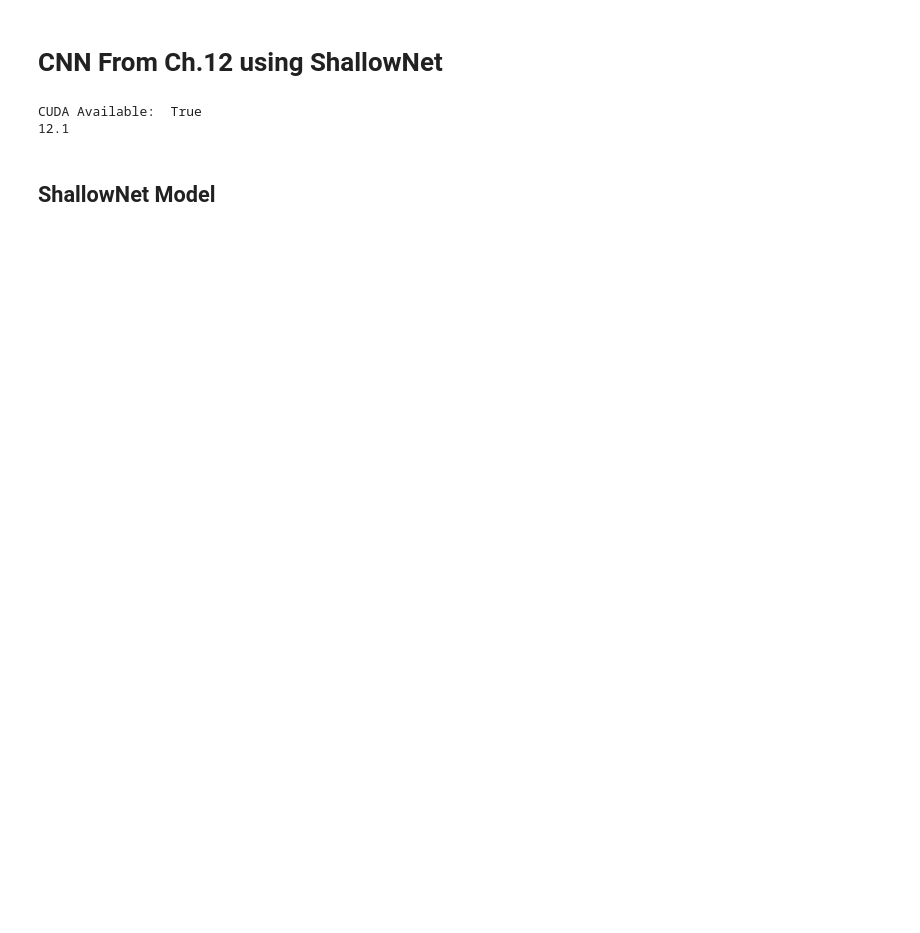
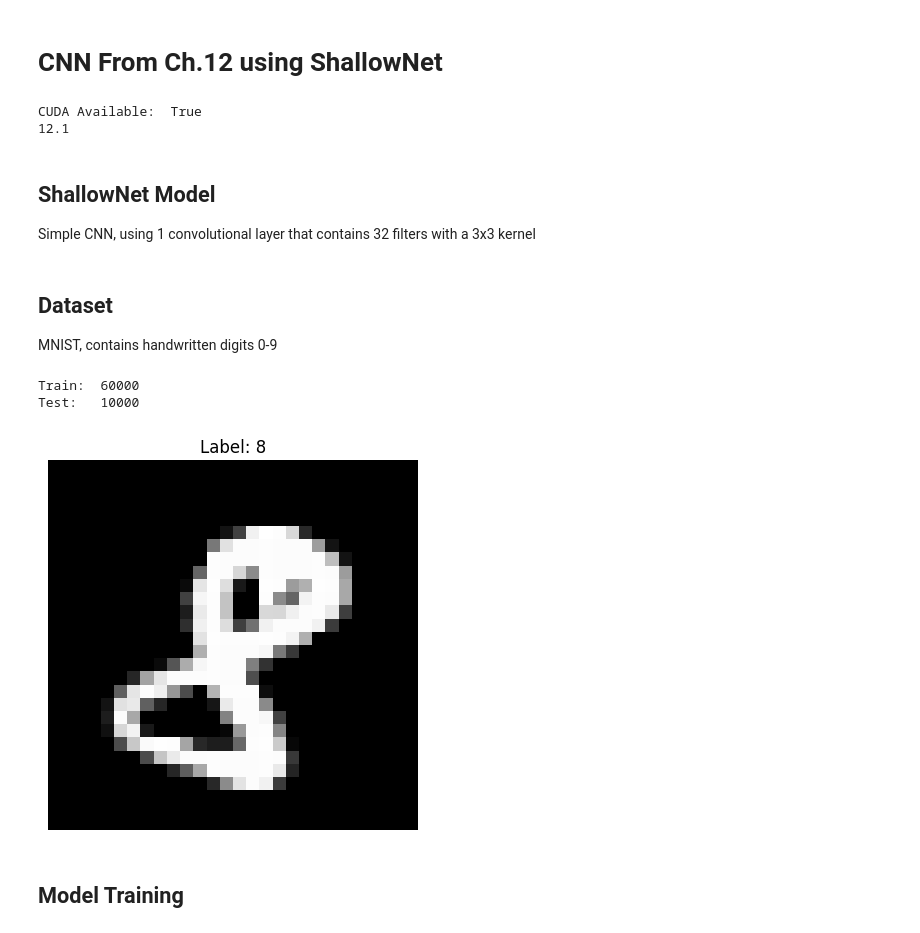
Before and after one commit to tntcastle/First_CNN, a Jupyter notebook: training.ipynb, the cells around one changed output. Saved outputs shown, nothing was run; the diff lists cells and outputs as text; code cells hidden in the pictures; blank space fills up the shorter version.

Commit message:
Working training

```diff
--- a/training.ipynb
+++ b/training.ipynb
@@ -18,6 +18,7 @@ CUDA Available:  True
 12.1
 # %% [markdown]
 ## ShallowNet Model
+Simple CNN, using 1 convolutional layer that contains 32 filters with a 3x3 kernel
 # %%
 # ShallowNet model
 class ShallowNet(nn.Module):
@@ -48,3 +49,32 @@ class ShallowNet(nn.Module):
         x = self.flatten(x)
         x = self.fc(x)
         return x
+# %% [markdown]
+## Dataset
+MNIST, contains handwritten digits 0-9
+# %%
+transform = transforms.Compose([transforms.ToTensor()])
+train_dataset = torchvision.datasets.MNIST(root='./data', train=True, transform=transform, download=True)
+test_dataset = torchvision.datasets.MNIST(root='./data', train=False, transform=transform, download=True)
+
+train_loader = torch.utils.data.DataLoader(train_dataset, batch_size=32, shuffle=True)
+test_loader = torch.utils.data.DataLoader(test_dataset, batch_size=32, shuffle=False)
+
+print("Train: ", len(train_dataset))
+print("Test:  ", len(test_dataset))
+# %% [output]
+Train:  60000
+Test:   10000
+# %%
+# ChatGPT code to display a sample from the dataset
+sample_loader = torch.utils.data.DataLoader(train_dataset, batch_size=1, shuffle=True)
+sample_image, sample_label = next(iter(sample_loader))
+sample_image_np = sample_image.squeeze().numpy()
+plt.imshow(sample_image_np, cmap="gray")
+plt.title(f"Label: {sample_label.item()}")
+plt.axis("off")
+plt.show()
+# %% [output]
+[figure, added]
+# %% [markdown]
+## Model Training
```
Also changed, not shown: parts of 3 cells of this notebook, 8 other files.
